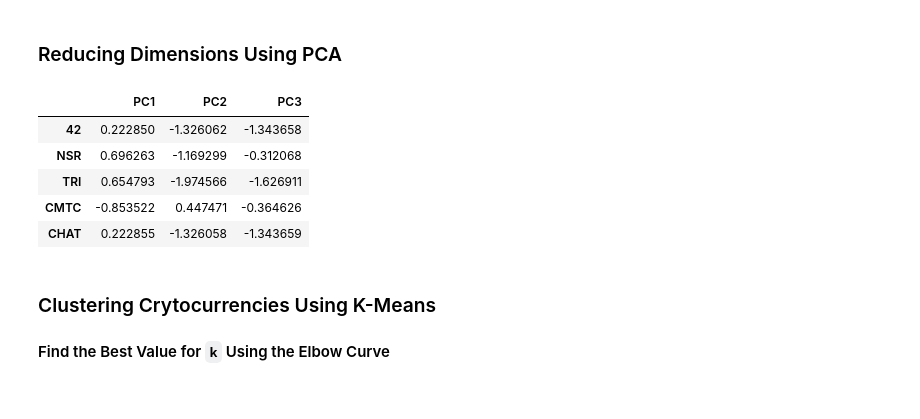
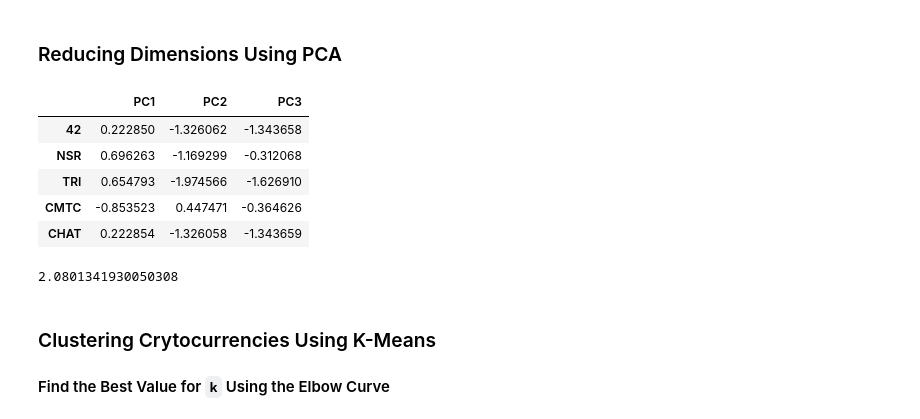
Before and after one commit to adamgulyas/cloud-unsupervised-learning, a Jupyter notebook: crypto_clustering.ipynb, the cells around one changed output. Drawn from its saved outputs; the diff is of its cells as text; code cells hidden in the pictures.

```diff
--- a/crypto_clustering.ipynb
+++ b/crypto_clustering.ipynb
@@ -162,19 +135,24 @@ array([-0.086604  , -0.09087225, -0.08481889, -0.08481889, -0.08481889,
 pca = PCA(n_components=3)
 # %%
 # Create a DataFrame with the principal components data
-pcs_df = pd.DataFrame(
+pc_df = pd.DataFrame(
     data=pca.fit_transform(X_scaled),
     columns=['PC1', 'PC2', 'PC3'],
     index=crypto_df.index,
 )
-pcs_df.sort_index(axis=1, ascending=True).head()
+
+pc_df.head()
 # %% [output]
 |  | PC1 | PC2 | PC3 |
 | 42 | 0.222850 | -1.326062 | -1.343658 |
 | NSR | 0.696263 | -1.169299 | -0.312068 |
-| TRI | 0.654793 | -1.974566 | -1.626911 |
-| CMTC | -0.853522 | 0.447471 | -0.364626 |
-| CHAT | 0.222855 | -1.326058 | -1.343659 |
+| TRI | 0.654793 | -1.974566 | -1.626910 |
+| CMTC | -0.853523 | 0.447471 | -0.364626 |
+| CHAT | 0.222854 | -1.326058 | -1.343659 |
+# %%
+sum(pca.components_[2])
+# %% [output]
+2.0801341930050308
 # %% [markdown]
 ### Clustering Crytocurrencies Using K-Means
 
```
Also changed, not shown: parts of 7 cells of this notebook.
